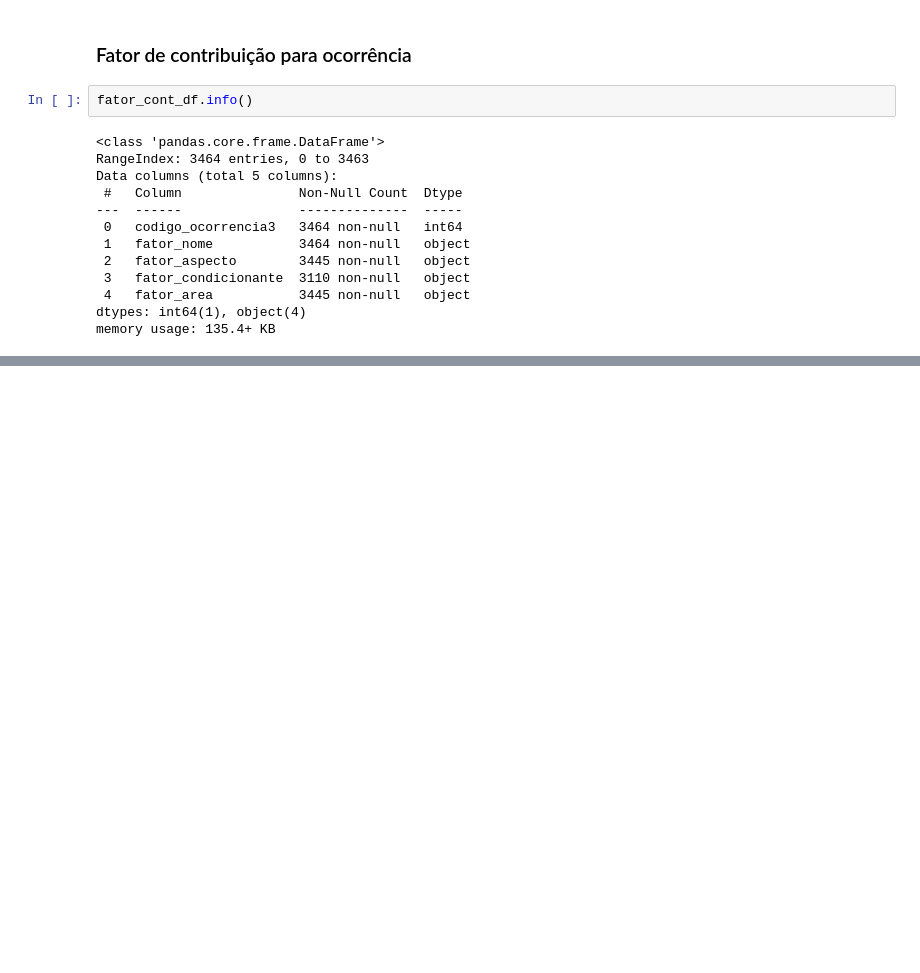
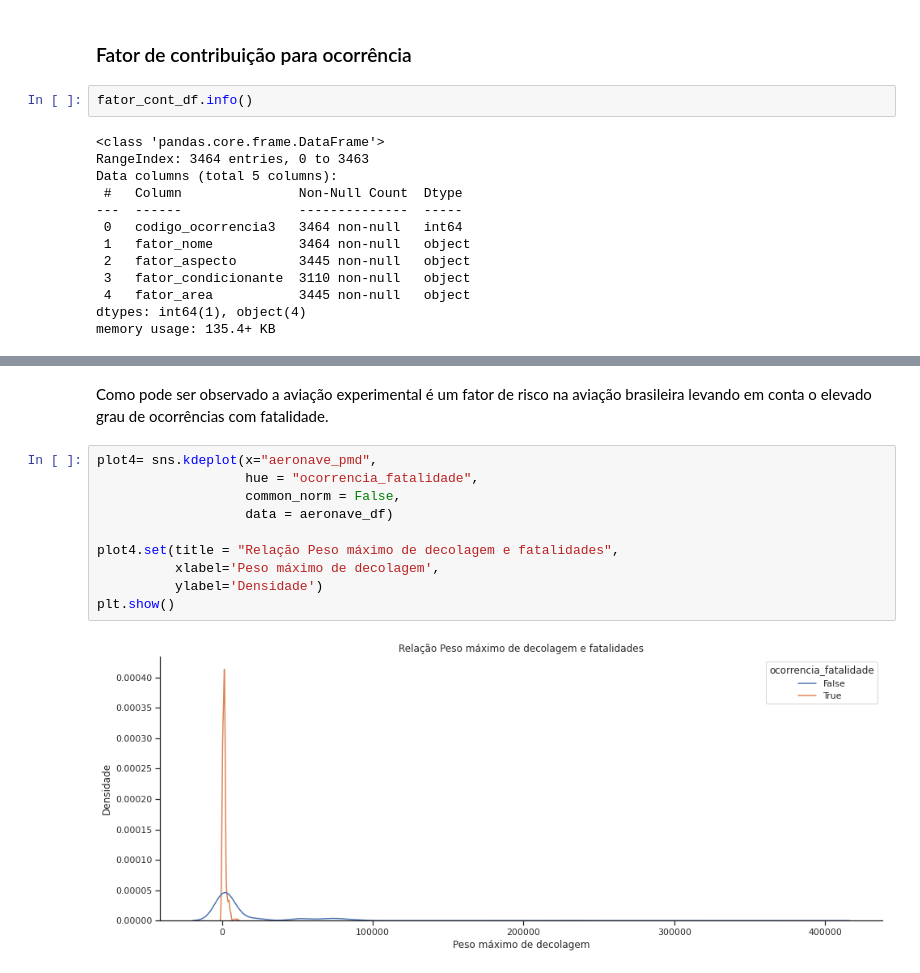
Before and after one commit to JaildoR/cenipa_analise, a Jupyter notebook: notebooks/Analise CENIPA.ipynb, the cells around one changed output, grey strips where cells are left out. Saved outputs shown, nothing was run; the diff lists cells and outputs as text; blank space fills up the shorter version.

```diff
--- a/notebooks/Analise CENIPA.ipynb
+++ b/notebooks/Analise CENIPA.ipynb
@@ -197,0 +520,14 @@ memory usage: 135.4+ KB
+# %% [markdown]
+Como pode ser observado a aviação experimental é um fator de risco na aviação brasileira levando em conta o elevado grau de ocorrências com fatalidade.
+# %%
+plot4= sns.kdeplot(x="aeronave_pmd",
+                   hue = "ocorrencia_fatalidade",
+                   common_norm = False,
+                   data = aeronave_df)
+
+plot4.set(title = "Relação Peso máximo de decolagem e fatalidades",
+          xlabel='Peso máximo de decolagem',
+          ylabel='Densidade')
+plt.show()
+# %% [output]
+[figure, added]
```
Also changed, not shown: parts of 52 cells of this notebook, 4 other files.
